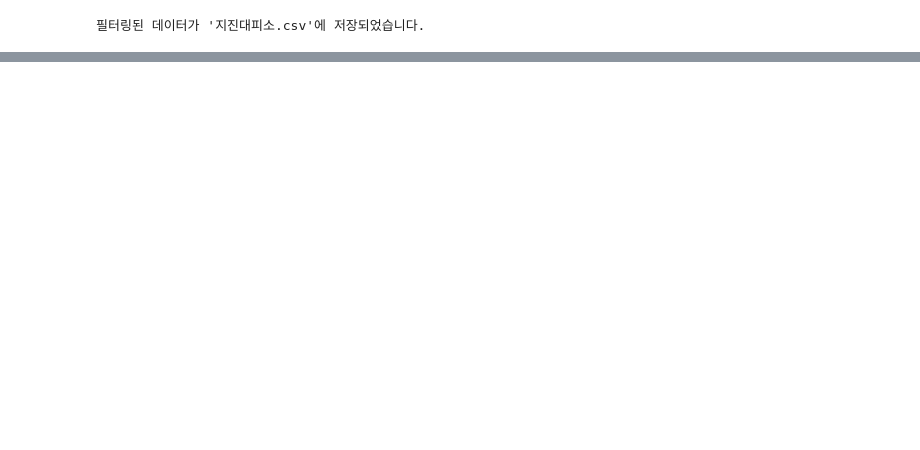
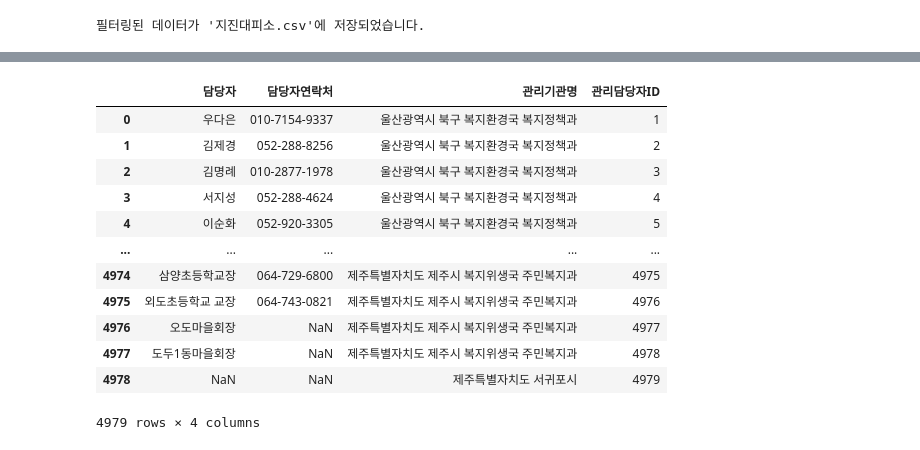
Before and after one commit to kcw0x466/earthquake-shelter-finder, a Jupyter notebook: data_preprocessing/data_preprocessing.ipynb, the cells around one changed output, grey strips where cells are left out. Drawn from its saved outputs; the diff is of its cells as text; code cells hidden in the pictures; blank space fills up the shorter version.

```diff
--- a/data_preprocessing/data_preprocessing.ipynb
+++ b/data_preprocessing/data_preprocessing.ipynb
@@ -83,0 +114,20 @@ SyntaxError: invalid syntax (1870206938.py, line 2)
+# %%
+# 2. 관리담당자 테이블 생성
+manager_df = df[['담당자', '담당자연락처', '관리기관명']].copy()
+manager_df = manager_df.drop_duplicates().reset_index(drop=True)
+manager_df['관리담당자ID'] = range(1, len(manager_df) + 1)
+manager_df
+# %% [output]
+|  | 담당자 | 담당자연락처 | 관리기관명 | 관리담당자ID |
+| 0 | 우다은 | 010-7154-9337 | 울산광역시 북구 복지환경국 복지정책과 | 1 |
+| 1 | 김제경 | 052-288-8256 | 울산광역시 북구 복지환경국 복지정책과 | 2 |
+| 2 | 김명례 | 010-2877-1978 | 울산광역시 북구 복지환경국 복지정책과 | 3 |
+| 3 | 서지성 | 052-288-4624 | 울산광역시 북구 복지환경국 복지정책과 | 4 |
+| 4 | 이순화 | 052-920-3305 | 울산광역시 북구 복지환경국 복지정책과 | 5 |
+| ... | ... | ... | ... | ... |
+| 4974 | 삼양초등학교장 | 064-729-6800 | 제주특별자치도 제주시 복지위생국 주민복지과 | 4975 |
+| 4975 | 외도초등학교 교장 | 064-743-0821 | 제주특별자치도 제주시 복지위생국 주민복지과 | 4976 |
+| 4976 | 오도마을회장 | NaN | 제주특별자치도 제주시 복지위생국 주민복지과 | 4977 |
+| 4977 | 도두1동마을회장 | NaN | 제주특별자치도 제주시 복지위생국 주민복지과 | 4978 |
+| 4978 | NaN | NaN | 제주특별자치도 서귀포시 | 4979 |
+4979 rows × 4 columns
```
Also changed, not shown: parts of 9 cells of this notebook.
